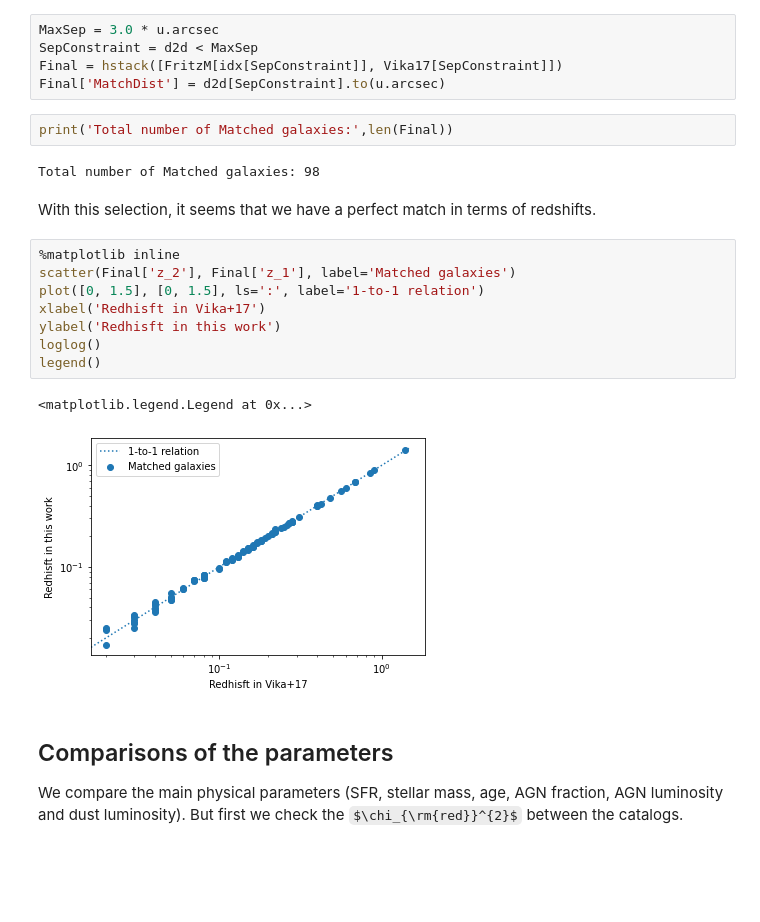
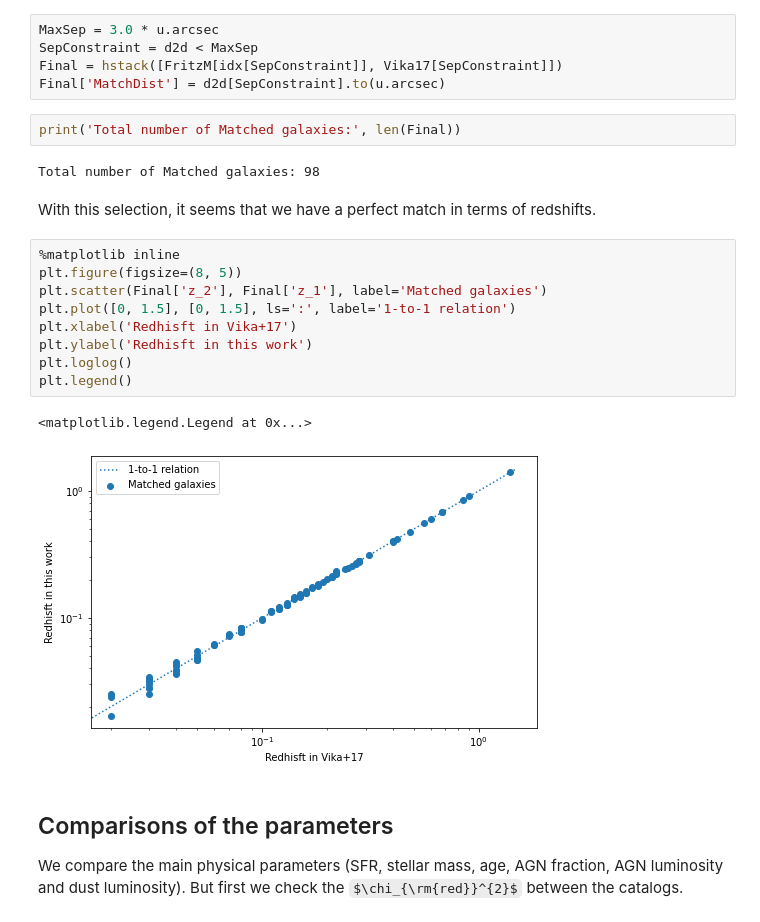
Before and after one commit to aframosp/AGNView, a Jupyter notebook: Notebooks/9_Verification_Estimations.ipynb, the cells around one changed output. Drawn from its saved outputs; the diff is of its cells as text; some formulas as TeX source; blank space fills up the shorter version.

```diff
--- a/Notebooks/9_Verification_Estimations.ipynb
+++ b/Notebooks/9_Verification_Estimations.ipynb
@@ -42,22 +43,23 @@ SepConstraint = d2d < MaxSep
 Final = hstack([FritzM[idx[SepConstraint]], Vika17[SepConstraint]])
 Final['MatchDist'] = d2d[SepConstraint].to(u.arcsec)
 # %%
-print('Total number of Matched galaxies:',len(Final))
+print('Total number of Matched galaxies:', len(Final))
 # %% [output]
 Total number of Matched galaxies: 98
 # %% [markdown]
 With this selection, it seems that we have a perfect match in terms of redshifts.
 # %%
 %matplotlib inline
-scatter(Final['z_2'], Final['z_1'], label='Matched galaxies')
-plot([0, 1.5], [0, 1.5], ls=':', label='1-to-1 relation')
-xlabel('Redhisft in Vika+17')
-ylabel('Redhisft in this work')
-loglog()
-legend()
+plt.figure(figsize=(8, 5))
+plt.scatter(Final['z_2'], Final['z_1'], label='Matched galaxies')
+plt.plot([0, 1.5], [0, 1.5], ls=':', label='1-to-1 relation')
+plt.xlabel('Redhisft in Vika+17')
+plt.ylabel('Redhisft in this work')
+plt.loglog()
+plt.legend()
 # %% [output]
 <matplotlib.legend.Legend at 0x...>
-[figure, old version]
+[figure, new version]
 # %% [markdown]
 ## Comparisons of the parameters
 We compare the main physical parameters (SFR, stellar mass, age, AGN fraction, AGN luminosity and dust luminosity). But first we check the $\chi_{\rm{red}}^{2}$ between the catalogs.
```
Also changed, not shown: parts of 7 cells of this notebook, 9 other files.
